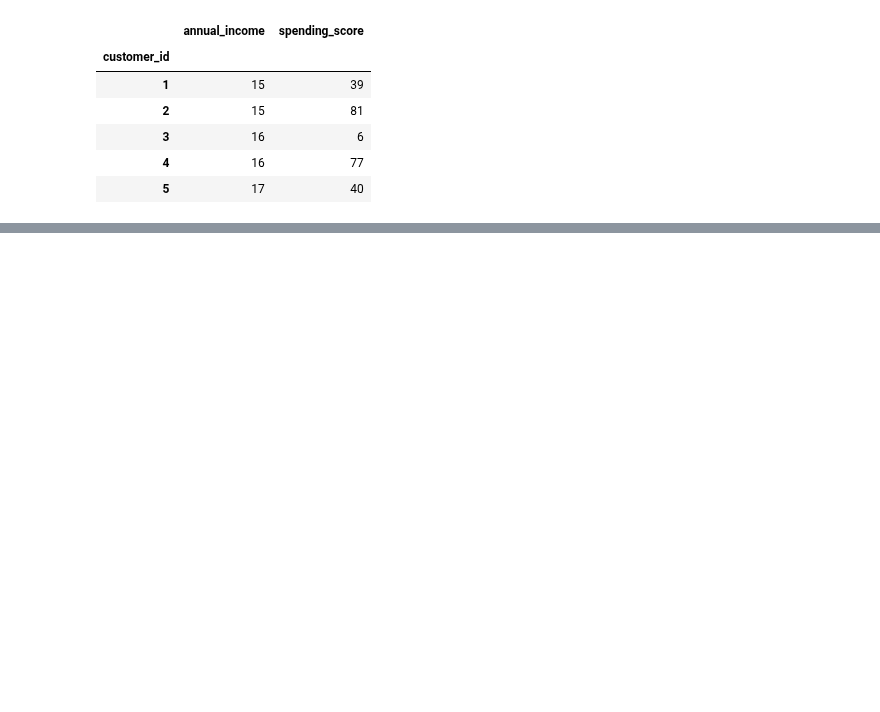
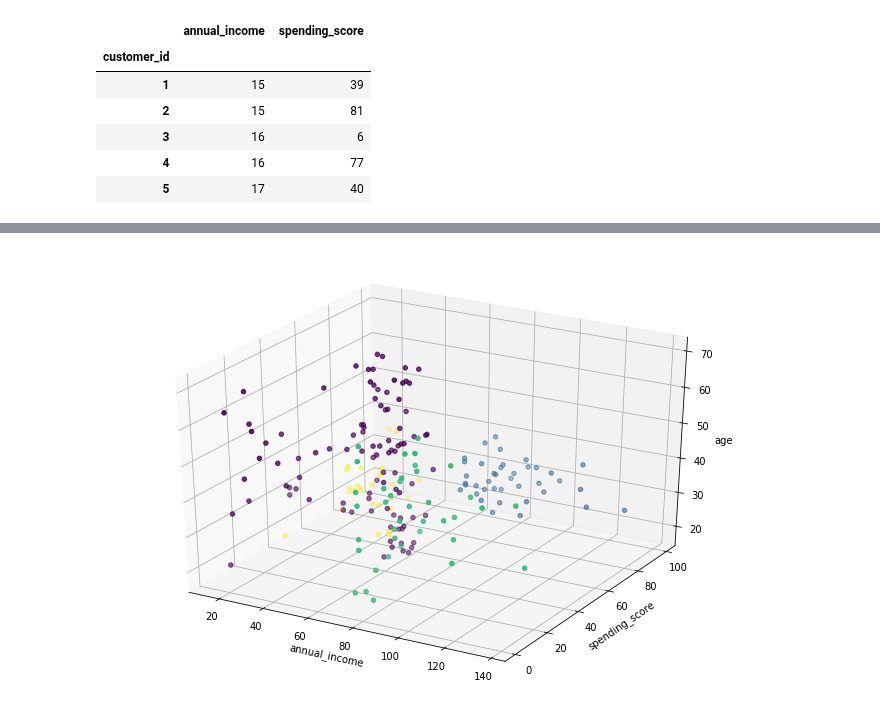
Before and after one commit to misty-garcia/ds-methodologies-exercises, a Jupyter notebook: clustering/modeling.ipynb, the cells around one changed output, grey strips where cells are left out. Saved outputs shown, nothing was run; the diff lists cells and outputs as text; code cells hidden in the pictures; blank space fills up the shorter version.

```diff
--- a/clustering/modeling.ipynb
+++ b/clustering/modeling.ipynb
@@ -170,0 +212,3 @@ Name: age, dtype: float64
+# %%
+mall = df_mall[["annual_income","spending_score","age"]]
+mall.head()
@@ -170,0 +223,4 @@ Name: age, dtype: float64
+# %%
+kmeans = KMeans(n_clusters=4)
+kmeans.fit(mall)
+kmeans.predict(mall)
@@ -170,0 +238,9 @@ Name: age, dtype: float64
+# %%
+fig = plt.figure(figsize=(9, 6))
+ax = Axes3D(fig)
+
+ax.scatter(mall.annual_income, mall.spending_score, mall.age, c=kmeans.labels_)
+ax.set(xlabel='annual_income', ylabel='spending_score', zlabel='age')
+plt.show()
+# %% [output]
+[figure, added]
```
Also changed, not shown: parts of 22 cells of this notebook.
